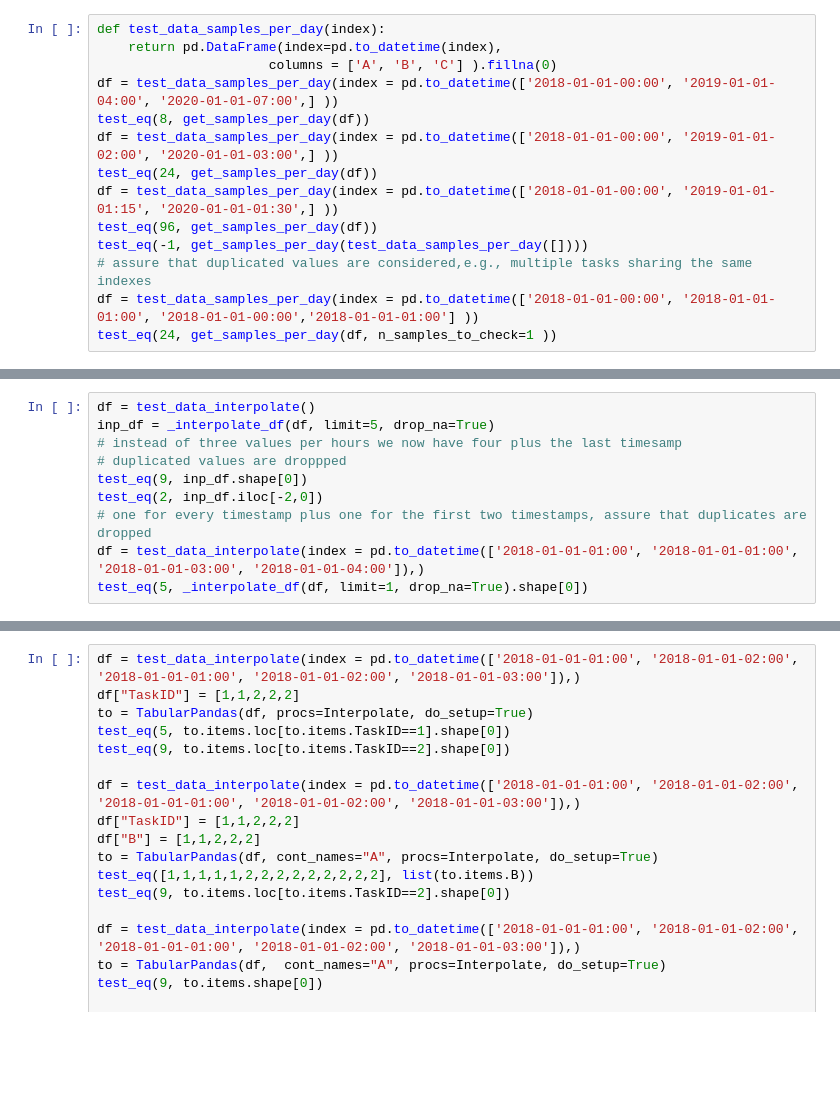
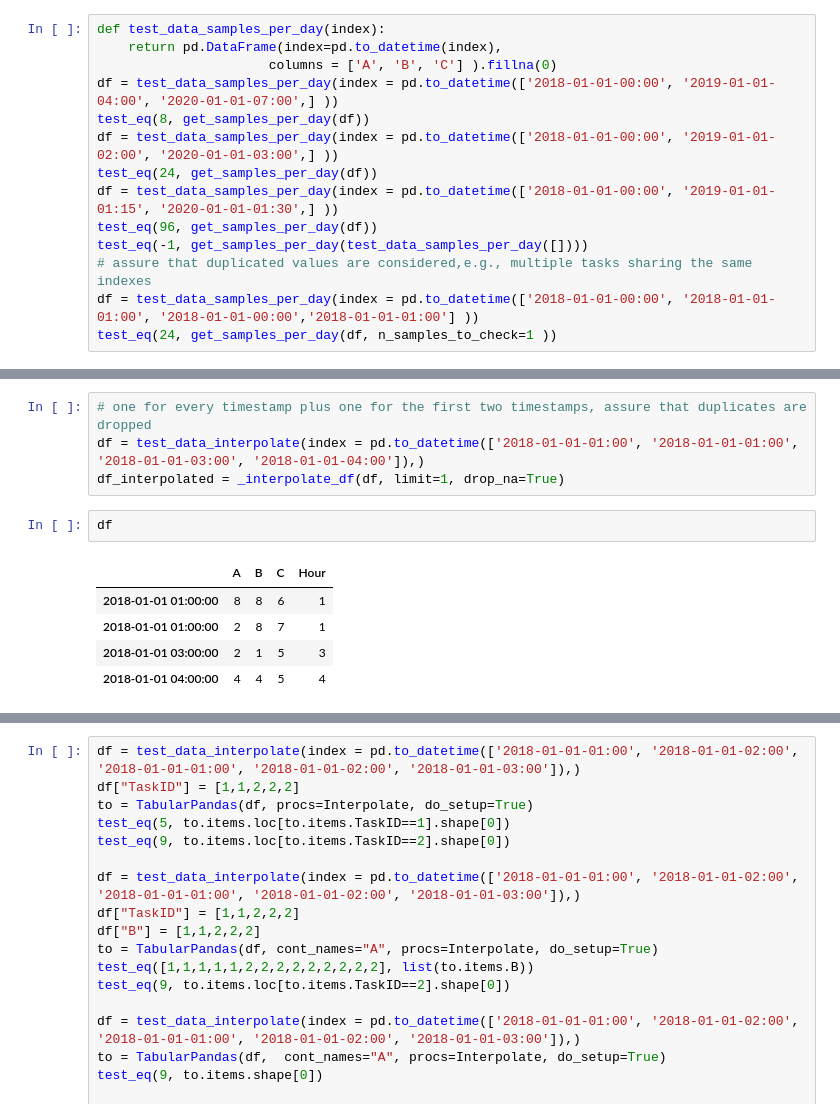
Before and after one commit to scribbler00/fastrenewables, a Jupyter notebook: nbs/01_tabular.core.ipynb, the cells around one changed output, grey strips where cells are left out. Drawn from its saved outputs; the diff is of its cells as text; blank space fills up the shorter version.

```diff
--- a/nbs/01_tabular.core.ipynb
+++ b/nbs/01_tabular.core.ipynb
@@ -254,10 +289,12 @@ def test_data_interpolate(index=pd.to_datetime(['2018-01-01-01:00', '2018-01-01-
 # %%
-df = test_data_interpolate()
-inp_df = _interpolate_df(df, limit=5, drop_na=True)
-# instead of three values per hours we now have four plus the last timesamp
-# duplicated values are droppped
-test_eq(9, inp_df.shape[0])
-test_eq(2, inp_df.iloc[-2,0])
 # one for every timestamp plus one for the first two timestamps, assure that duplicates are dropped
 df = test_data_interpolate(index = pd.to_datetime(['2018-01-01-01:00', '2018-01-01-01:00', '2018-01-01-03:00', '2018-01-01-04:00']),)
-test_eq(5, _interpolate_df(df, limit=1, drop_na=True).shape[0])
+df_interpolated = _interpolate_df(df, limit=1, drop_na=True)
+# %%
+df
+# %% [output]
+|  | A | B | C | Hour |
+| 2018-01-01 01:00:00 | 8 | 8 | 6 | 1 |
+| 2018-01-01 01:00:00 | 2 | 8 | 7 | 1 |
+| 2018-01-01 03:00:00 | 2 | 1 | 5 | 3 |
+| 2018-01-01 04:00:00 | 4 | 4 | 5 | 4 |
```
Also changed, not shown: parts of 40 cells of this notebook, 6 other files.
